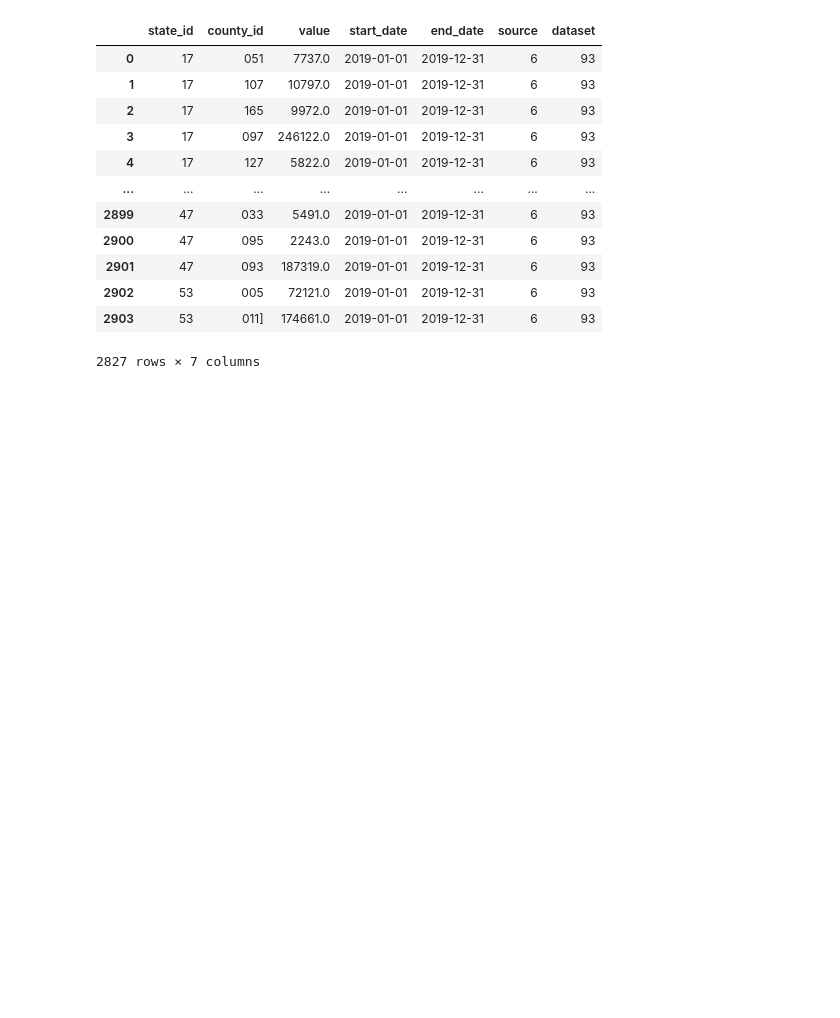
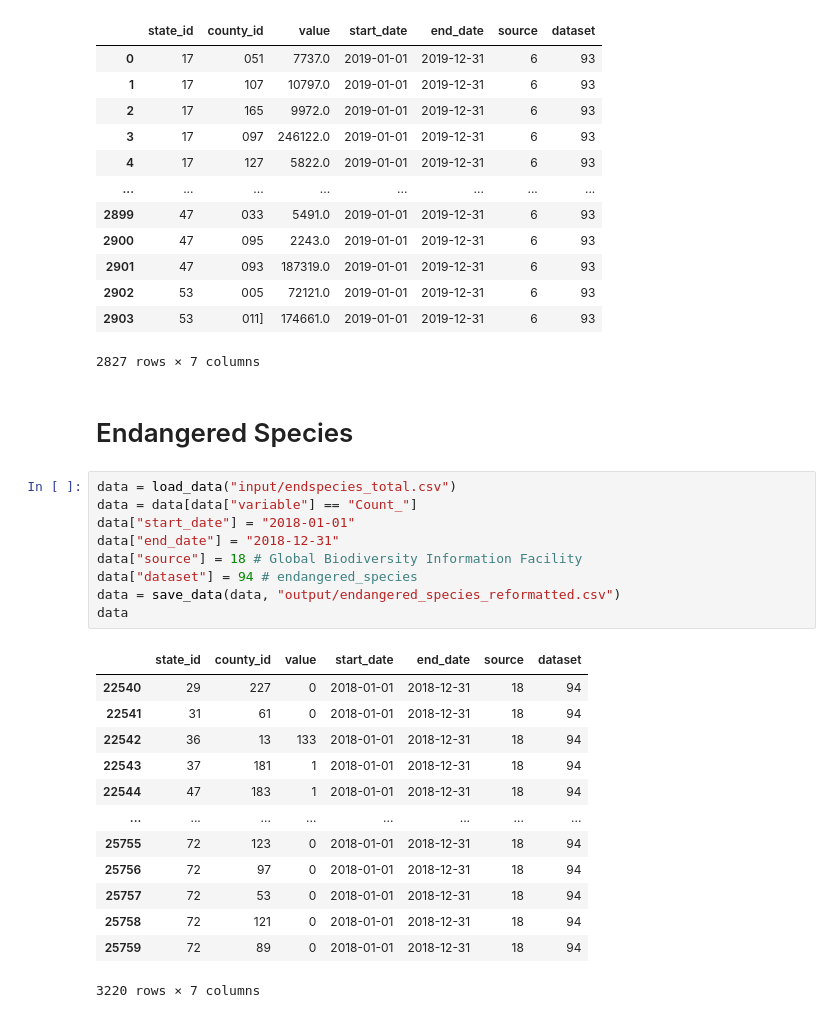
Before and after one commit to cypressf/climate-map-tests, a Jupyter notebook: reformat-for-database/reformat-data.ipynb, the cells around one changed output. Drawn from its saved outputs; the diff is of its cells as text; blank space fills up the shorter version.

Commit message:
Add endangered species data

```diff
--- a/reformat-for-database/reformat-data.ipynb
+++ b/reformat-for-database/reformat-data.ipynb
@@ -239,3 +239,28 @@ data
 | 2902 | 53 | 005 | 72121.0 | 2019-01-01 | 2019-12-31 | 6 | 93 |
 | 2903 | 53 | 011] | 174661.0 | 2019-01-01 | 2019-12-31 | 6 | 93 |
 2827 rows × 7 columns
+# %% [markdown]
+# Endangered Species
+# %%
+data = load_data("input/endspecies_total.csv")
+data = data[data["variable"] == "Count_"]
+data["start_date"] = "2018-01-01"
+data["end_date"] = "2018-12-31"
+data["source"] = 18 # Global Biodiversity Information Facility
+data["dataset"] = 94 # endangered_species
+data = save_data(data, "output/endangered_species_reformatted.csv")
+data
+# %% [output]
+|  | state_id | county_id | value | start_date | end_date | source | dataset |
+| 22540 | 29 | 227 | 0 | 2018-01-01 | 2018-12-31 | 18 | 94 |
+| 22541 | 31 | 61 | 0 | 2018-01-01 | 2018-12-31 | 18 | 94 |
+| 22542 | 36 | 13 | 133 | 2018-01-01 | 2018-12-31 | 18 | 94 |
+| 22543 | 37 | 181 | 1 | 2018-01-01 | 2018-12-31 | 18 | 94 |
+| 22544 | 47 | 183 | 1 | 2018-01-01 | 2018-12-31 | 18 | 94 |
+| ... | ... | ... | ... | ... | ... | ... | ... |
+| 25755 | 72 | 123 | 0 | 2018-01-01 | 2018-12-31 | 18 | 94 |
+| 25756 | 72 | 97 | 0 | 2018-01-01 | 2018-12-31 | 18 | 94 |
+| 25757 | 72 | 53 | 0 | 2018-01-01 | 2018-12-31 | 18 | 94 |
+| 25758 | 72 | 121 | 0 | 2018-01-01 | 2018-12-31 | 18 | 94 |
+| 25759 | 72 | 89 | 0 | 2018-01-01 | 2018-12-31 | 18 | 94 |
+3220 rows × 7 columns
```
Also changed, not shown: 2 other files.
